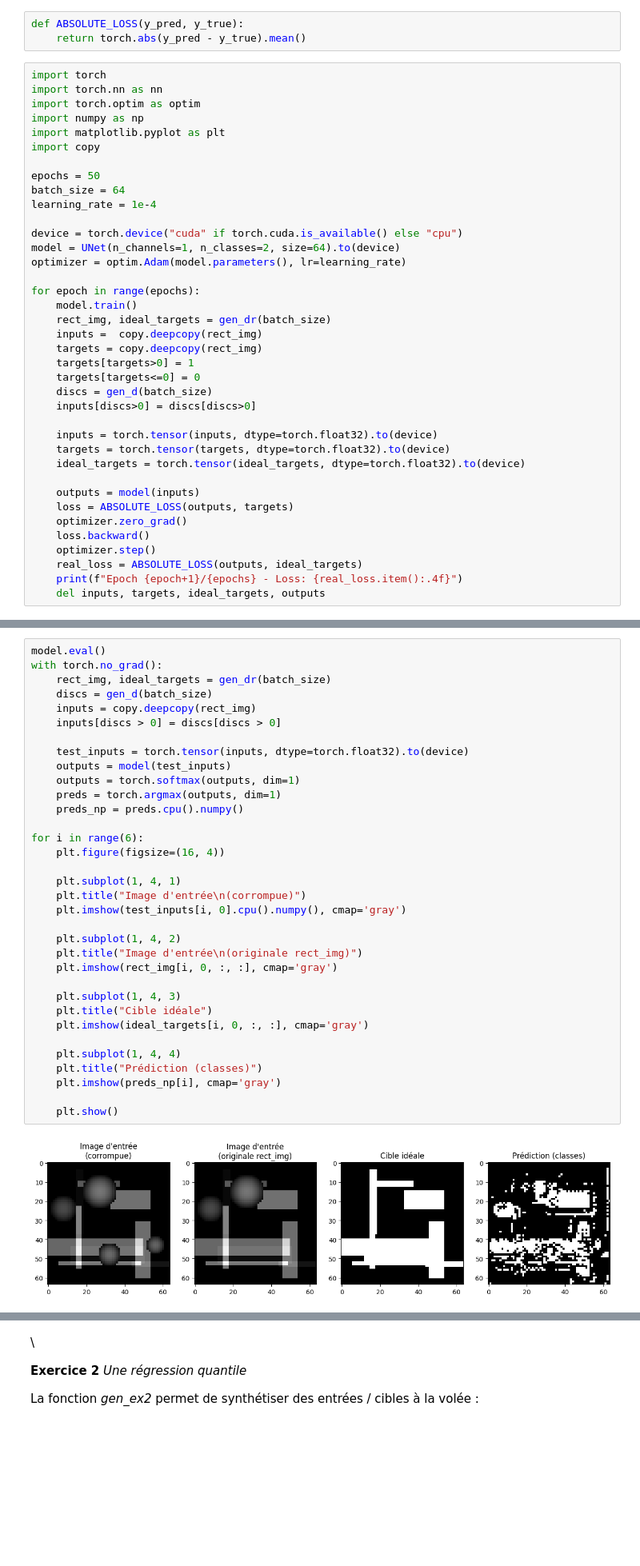
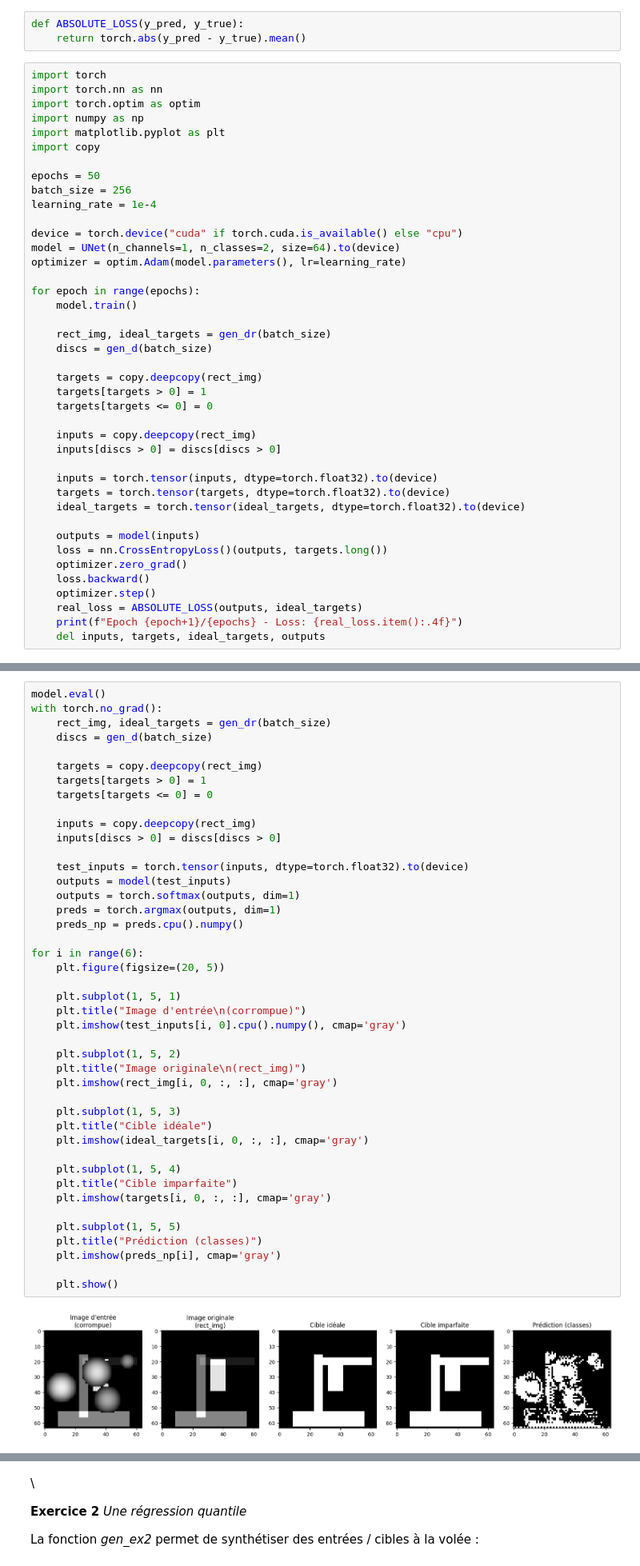
Before and after one commit to yumzi41/exam_2025_session2, a Jupyter notebook: notebooks/exercices_session2.ipynb, the cells around one changed output, grey strips where cells are left out. Shown at 80% size. Cells and saved outputs as stored; diff of their text form; blank space fills up the shorter version.

```diff
--- a/notebooks/exercices_session2.ipynb
+++ b/notebooks/exercices_session2.ipynb
@@ -71,7 +71,7 @@ import matplotlib.pyplot as plt
 import copy
 
 epochs = 50
-batch_size = 64
+batch_size = 256
 learning_rate = 1e-4
 
 device = torch.device("cuda" if torch.cuda.is_available() else "cpu")
@@ -80,20 +80,23 @@ optimizer = optim.Adam(model.parameters(), lr=learning_rate)
 
 for epoch in range(epochs):
     model.train()
+
     rect_img, ideal_targets = gen_dr(batch_size)
-    inputs =  copy.deepcopy(rect_img)
+    discs = gen_d(batch_size)
+
     targets = copy.deepcopy(rect_img)
-    targets[targets>0] = 1
-    targets[targets<=0] = 0
-    discs = gen_d(batch_size)
-    inputs[discs>0] = discs[discs>0]
+    targets[targets > 0] = 1
+    targets[targets <= 0] = 0
+
+    inputs = copy.deepcopy(rect_img)
+    inputs[discs > 0] = discs[discs > 0]
 
     inputs = torch.tensor(inputs, dtype=torch.float32).to(device)
     targets = torch.tensor(targets, dtype=torch.float32).to(device)
     ideal_targets = torch.tensor(ideal_targets, dtype=torch.float32).to(device)
 
     outputs = model(inputs)
-    loss = ABSOLUTE_LOSS(outputs, targets)
+    loss = nn.CrossEntropyLoss()(outputs, targets.long())
     optimizer.zero_grad()
     loss.backward()
     optimizer.step()
@@ -121,36 +108,45 @@ Epoch 50/50 - Loss: 0.1234
 # %%
 model.eval()
 with torch.no_grad():
     rect_img, ideal_targets = gen_dr(batch_size)
     discs = gen_d(batch_size)
+
+    targets = copy.deepcopy(rect_img)
+    targets[targets > 0] = 1
+    targets[targets <= 0] = 0
+
     inputs = copy.deepcopy(rect_img)
     inputs[discs > 0] = discs[discs > 0]
 
     test_inputs = torch.tensor(inputs, dtype=torch.float32).to(device)
     outputs = model(test_inputs)
     outputs = torch.softmax(outputs, dim=1)
     preds = torch.argmax(outputs, dim=1)
     preds_np = preds.cpu().numpy()
 
 for i in range(6):
-    plt.figure(figsize=(16, 4))
+    plt.figure(figsize=(20, 5))
 
-    plt.subplot(1, 4, 1)
+    plt.subplot(1, 5, 1)
     plt.title("Image d'entrée\n(corrompue)")
     plt.imshow(test_inputs[i, 0].cpu().numpy(), cmap='gray')
 
-    plt.subplot(1, 4, 2)
-    plt.title("Image d'entrée\n(originale rect_img)")
+    plt.subplot(1, 5, 2)
+    plt.title("Image originale\n(rect_img)")
     plt.imshow(rect_img[i, 0, :, :], cmap='gray')
 
-    plt.subplot(1, 4, 3)
+    plt.subplot(1, 5, 3)
     plt.title("Cible idéale")
     plt.imshow(ideal_targets[i, 0, :, :], cmap='gray')
 
-    plt.subplot(1, 4, 4)
+    plt.subplot(1, 5, 4)
+    plt.title("Cible imparfaite")
+    plt.imshow(targets[i, 0, :, :], cmap='gray')
+
+    plt.subplot(1, 5, 5)
     plt.title("Prédiction (classes)")
     plt.imshow(preds_np[i], cmap='gray')
 
     plt.show()
 # %% [output]
-[figure, old version]
+[figure, new version]
```
Also changed, not shown: parts of 11 cells of this notebook.
